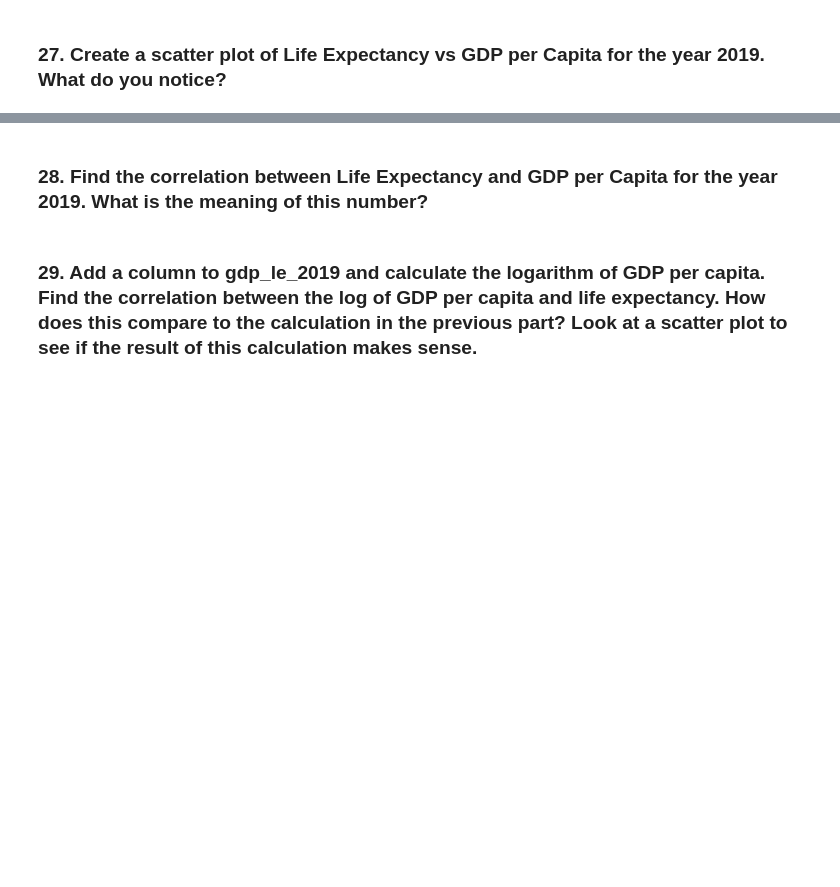
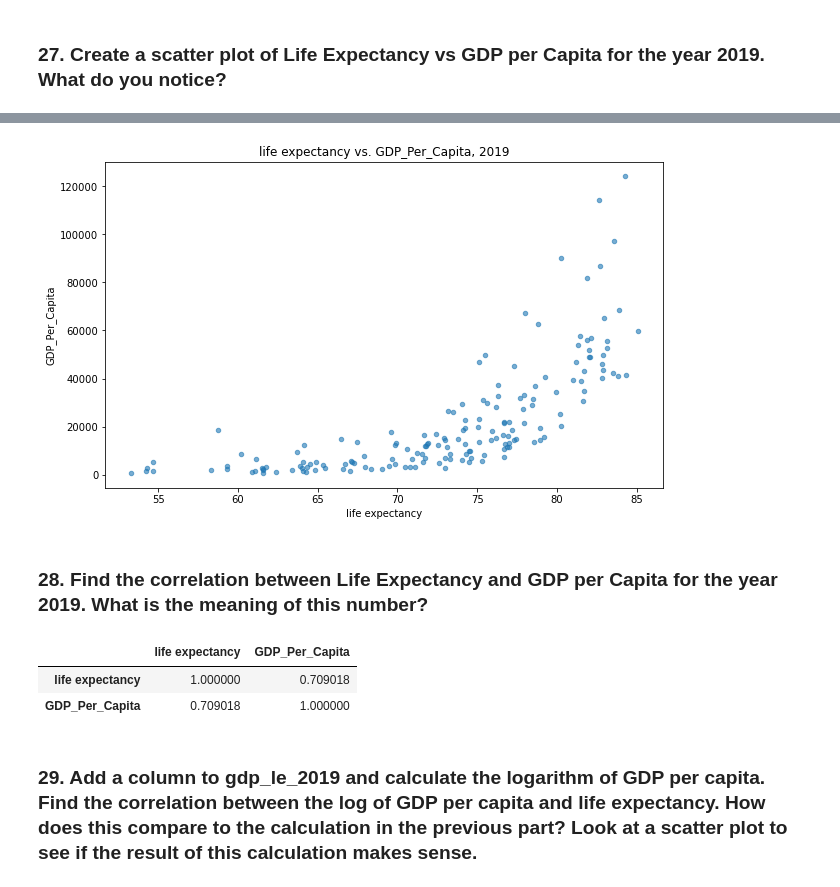
Before and after one commit to ashamaheshwari/un_data_question-ashamaheshwari, a Jupyter notebook: notebooks/UN_Data_Exploration.ipynb, the cells around one changed output, grey strips where cells are left out. Cells and saved outputs as stored; diff of their text form; code cells hidden in the pictures; blank space fills up the shorter version.

```diff
--- a/notebooks/UN_Data_Exploration.ipynb
+++ b/notebooks/UN_Data_Exploration.ipynb
@@ -575,0 +578,3 @@ pd.merge(left = gdp_df,
+# %%
+gdp_le_2019 = gdp_le[gdp_le['Year'] == 2019]
+gdp_le_2019
@@ -580,4 +652,15 @@ pd.merge(left = gdp_df,
+# %%
+gdp_le_2019.plot(kind = 'scatter', x = 'life expectancy', y = 'GDP_Per_Capita', figsize = (10,6), alpha=0.6)
+plt.title('life expectancy vs. GDP_Per_Capita, 2019');
+# %% [output]
+[figure, added]
 # %% [markdown]
 ### 28. Find the correlation between Life Expectancy and GDP per Capita for the year 2019. What is the meaning of this number?
+# %%
+gdp_le_2019[['life expectancy', 'GDP_Per_Capita']].corr()
+# %% [output]
+|  | life expectancy | GDP_Per_Capita |
+| life expectancy | 1.000000 | 0.709018 |
+| GDP_Per_Capita | 0.709018 | 1.000000 |
 # %% [markdown]
 ### 29. Add a column to gdp_le_2019 and calculate the logarithm of GDP per capita. Find the correlation between the log of GDP per capita and life expectancy. How does this compare to the calculation in the previous part? Look at a scatter plot to see if the result of this calculation makes sense.
```
Also changed, not shown: parts of 24 cells of this notebook.
